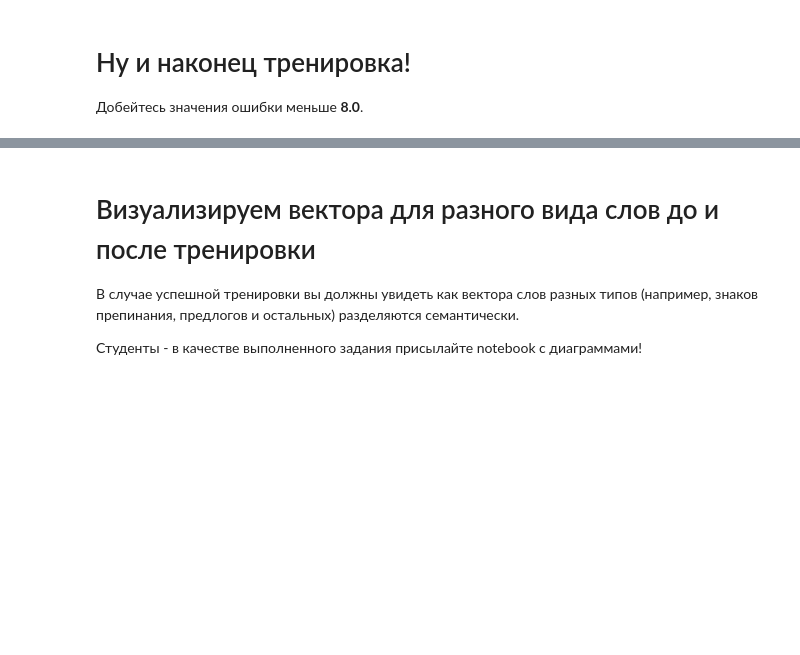
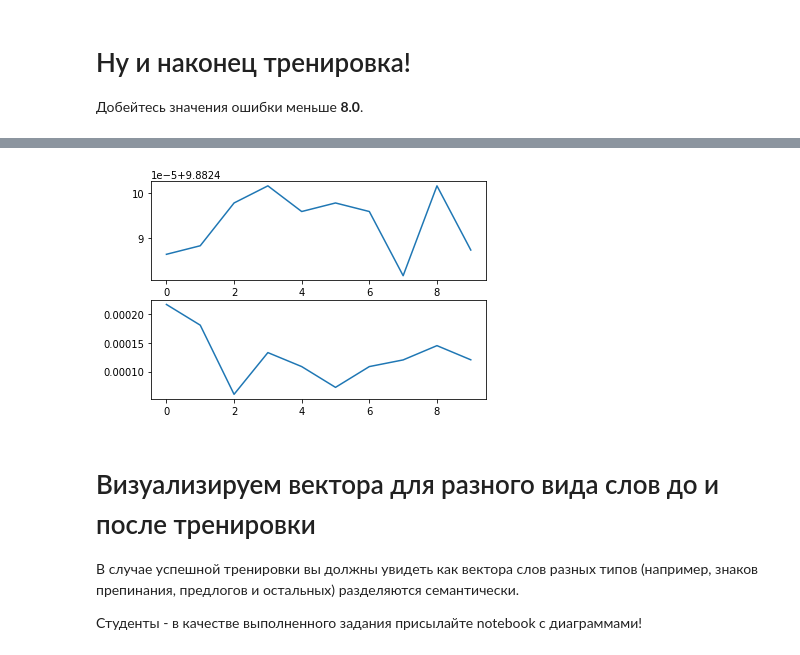
Before and after one commit to ReAlex1902/dlcourse_ai, a Jupyter notebook: assignments/assignment5/Word2Vec.ipynb, the cells around one changed output, grey strips where cells are left out. Saved outputs shown, nothing was run; the diff lists cells and outputs as text; code cells hidden in the pictures; blank space fills up the shorter version.

```diff
--- a/assignments/assignment5/Word2Vec.ipynb
+++ b/assignments/assignment5/Word2Vec.ipynb
@@ -350,9 +355,11 @@ KeyboardInterrupt: ignored
 # %%
 # Visualize training graphs
 plt.subplot(211)
 plt.plot(loss_history)
 plt.subplot(212)
-plt.plot(acc_history);
+plt.plot(train_history);
+# %% [output]
+[figure, added]
 # %% [markdown]
 # Визуализируем вектора для разного вида слов до и после тренировки
 
```
Also changed, not shown: parts of 6 cells of this notebook.
